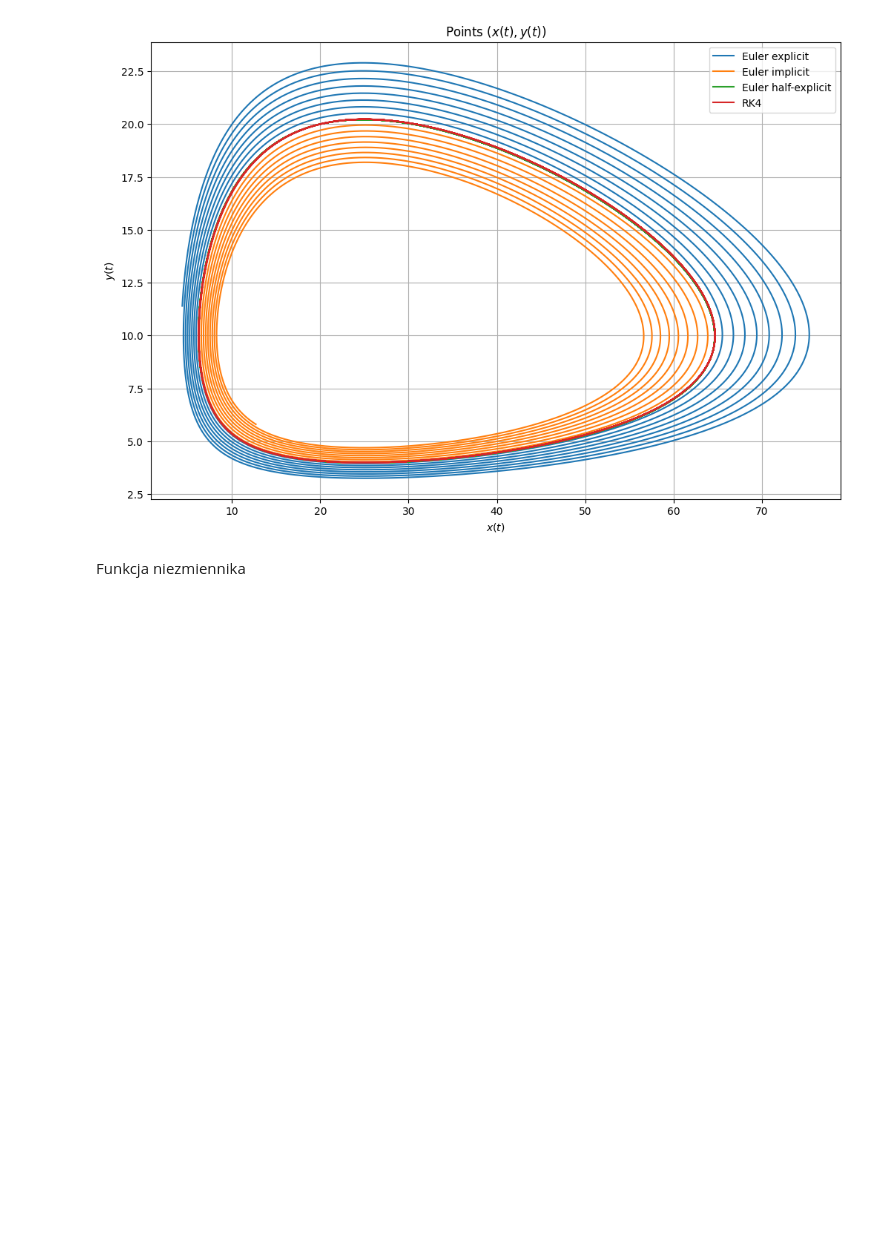
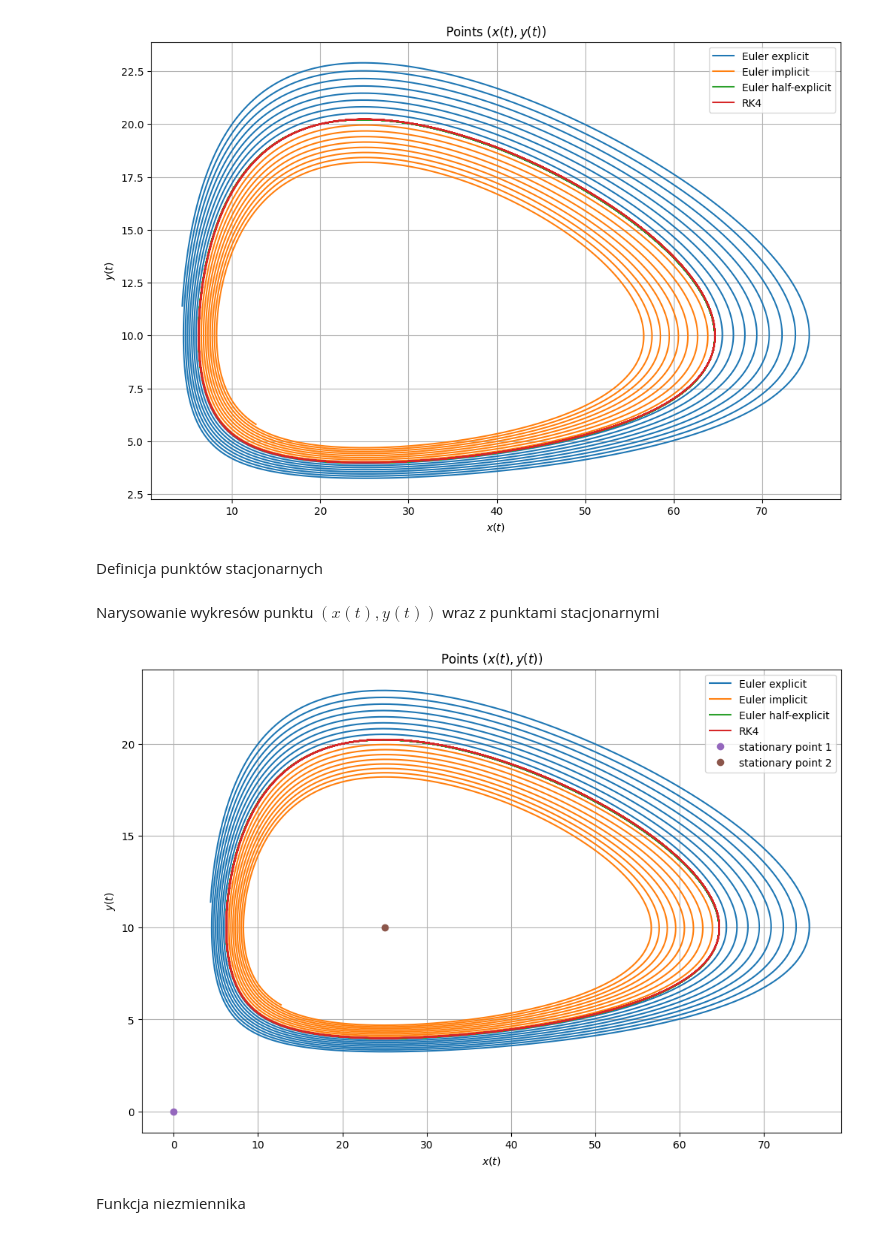
Before and after one commit to Mosder/agh, a Jupyter notebook: sem4/mownit/lab10/zadanie.ipynb, the cells around one changed output. Saved outputs shown, nothing was run; the diff lists cells and outputs as text; code cells hidden in the pictures; blank space fills up the shorter version.

```diff
--- a/sem4/mownit/lab10/zadanie.ipynb
+++ b/sem4/mownit/lab10/zadanie.ipynb
@@ -172,6 +176,30 @@ plot_results(
 )
 # %% [output]
 [figure]
+# %% [markdown]
+Definicja punktów stacjonarnych
+# %%
+# stationary points function
+def stationary_points(a1, b1, a2, b2):
+    return [(0, 0), (a2/b2, a1/b1)]
+# %% [markdown]
+Narysowanie wykresów punktu $(x(t), y(t))$ wraz z punktami stacjonarnymi
+# %%
+# plot (x(t),y(t))
+plot_results(
+    results,
+    methods,
+    [1],
+    [2],
+    r"Points $(x(t),y(t))$",
+    r"$x(t)$",
+    r"$y(t)$",
+    [[name] for name in method_names],
+    stationary_points(alpha1, beta1, alpha2, beta2),
+    ["stationary point 1", "stationary point 2"]
+)
+# %% [output]
+[figure, added]
 # %% [markdown]
 Funkcja niezmiennika
 # %%
```
Also changed, not shown: parts of 12 cells of this notebook, 7 other files.
